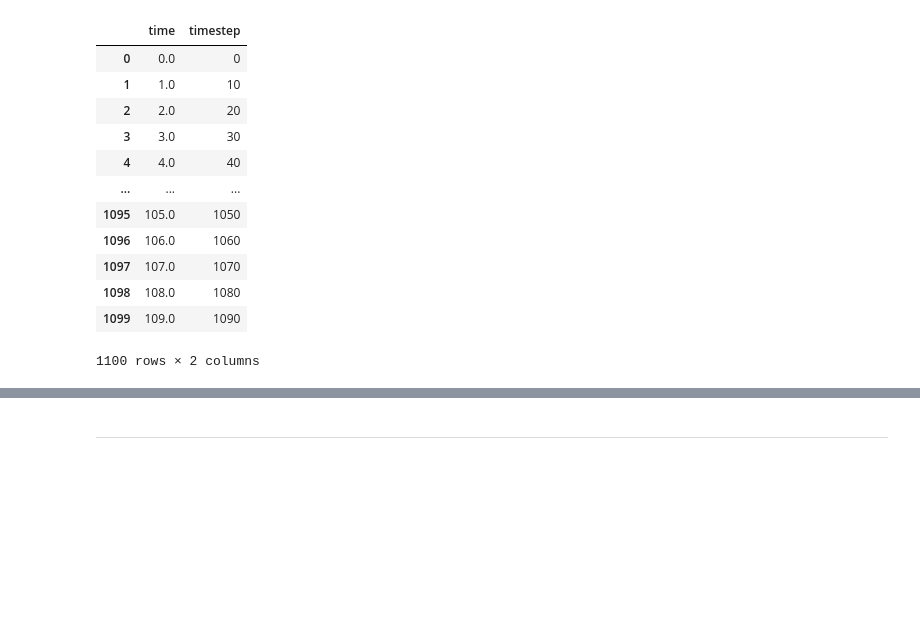
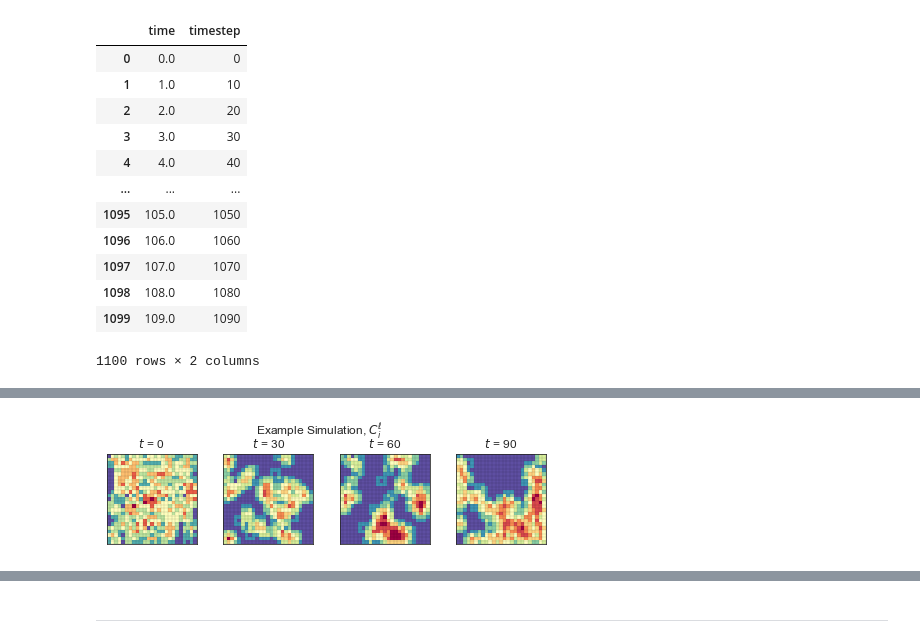
Before and after one commit to rneuhausler/coralModel-analyses, a Jupyter notebook: scripts/figure2_metric_examples.ipynb, the cells around one changed output, grey strips where cells are left out. Cells and saved outputs as stored; diff of their text form; code cells hidden in the pictures; blank space fills up the shorter version.

```diff
--- a/scripts/figure2_metric_examples.ipynb
+++ b/scripts/figure2_metric_examples.ipynb
@@ -124,0 +176,35 @@ data = df[(df['simulation']==simulation)&(df['time']<=time_final)][columns]
+# %%
+cmap = plt.cm.get_cmap('Spectral_r')
+
+name = 'coral_neighbors_images'
+
+number_of_columns, number_of_rows = 25, 25
+fig, ax = plt.subplots(1, len(times), figsize=figsize)
+
+for index in range(0, len(times)):
+
+    image = prep_image(data,simulation,times[index])
+    values, densities=density_from_image(image)
+    image = np.reshape(densities, (number_of_columns, number_of_rows))
+
+    ax[index].imshow(image, cmap=cmap)
+    ax[index].set_title(r'$t$'+' = ' + str(int(times[index])))
+    #ax[index].axes.xaxis.set_visible(False)
+    #ax[index].axes.yaxis.set_visible(False)
+
+    ax[index].set_yticks([])
+    ax[index].set_xticks([])
+    ax[index].set_xticks(np.arange(-.5, number_of_rows, 1), minor=True)
+    ax[index].set_yticks(np.arange(-.5, number_of_rows, 1), minor=True)
+    ax[index].set_frame_on(False)
+    ax[index].grid(color='black', linestyle='-', linewidth=.1, which='minor')
+    ax[index].tick_params(which='minor',top=[], left=[],right=[], bottom=[])
+    ax[index].set_frame_on(True)
+
+#fig.suptitle(title)
+fig.subplots_adjust(wspace=0.2, top=top)
+plt.suptitle('Example Simulation, $C_i^\ell$')
+
+plt.savefig(path + name + extension, dpi=400)
+# %% [output]
+[figure, added]
```
Also changed, not shown: parts of 17 cells of this notebook, 1 other file.
